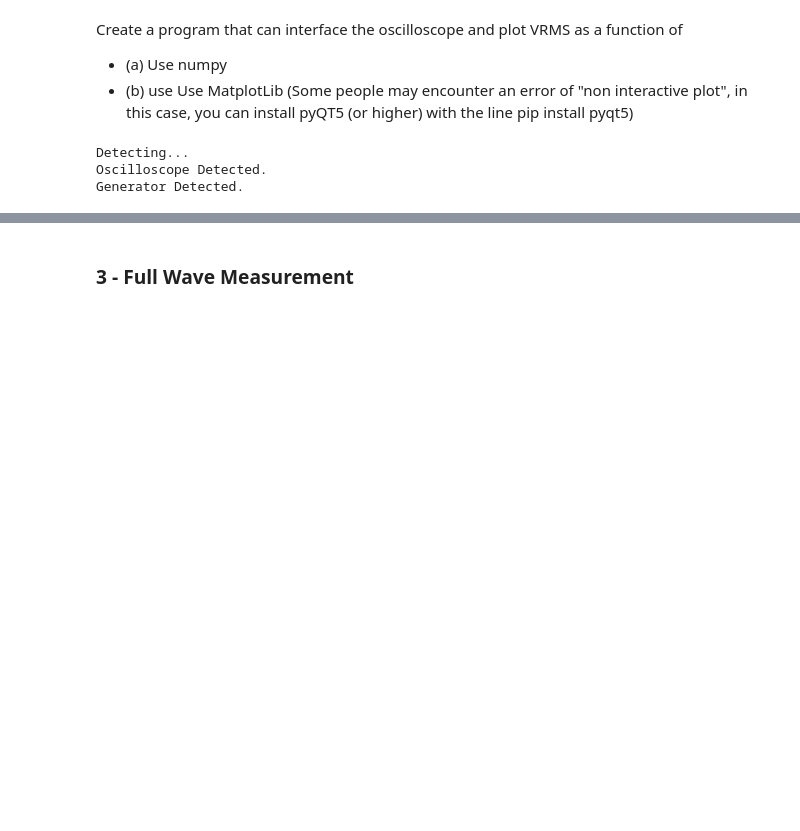
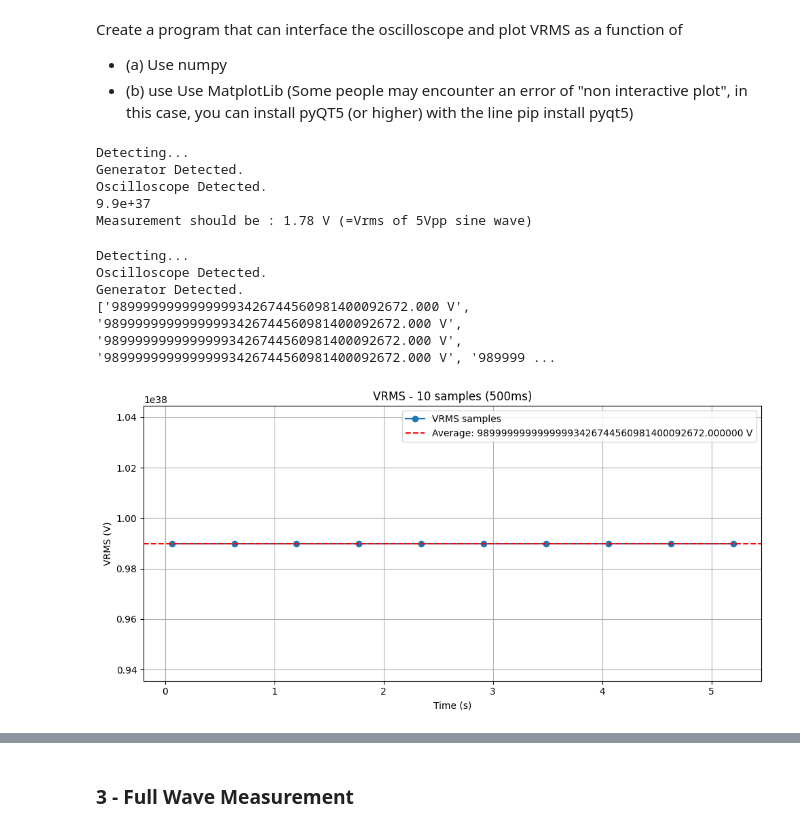
Before and after one commit to Muten-Roshi-Sama/data_acquisition_RIGOL_toolkit, a Jupyter notebook: lab/RIGOL_data_acquisition.ipynb, the cells around one changed output, grey strips where cells are left out. Cells and saved outputs as stored; diff of their text form; code cells hidden in the pictures; blank space fills up the shorter version.

```diff
--- a/lab/RIGOL_data_acquisition.ipynb
+++ b/lab/RIGOL_data_acquisition.ipynb
@@ -328,11 +329,14 @@ def test_vrms_measurement():
             # Waves : (sin, square, ramp, pulse, noise, dc)
         generator.generate_waveform(channel="CH1", waveform_type=wave["sin"], frequency=1000, amplitude=5)
 
-        # time.sleep(5)
+        time.sleep(2)
 
         # Measure VRMS
+        oscilloscope.write(':AUTO')
+        time.sleep(3)
         print(measure_vrms(oscilloscope, 'CH1'))    #! Should print 1.78 V (=Vrms of 5Vpp sine wave)
-        time.sleep(1)
+        print("Measurement should be : 1.78 V (=Vrms of 5Vpp sine wave)")
+        time.sleep(2)
 
         # Plot
         # plot_vrms()
@@ -343,7 +347,17 @@ def test_vrms_measurement():
 
 
 
-# test_vrms_measurement()   # ! Make sure Oscilloscope channels are Probe x1 and not x10...
+test_vrms_measurement()   # ! Make sure Oscilloscope channels are Probe x1 and not x10...
+
+# Close connection
+if generator    : generator.close()
+if oscilloscope : oscilloscope.close()
+# %% [output]
+Detecting...
+Generator Detected.
+Oscilloscope Detected.
+9.9e+37
+Measurement should be : 1.78 V (=Vrms of 5Vpp sine wave)
 # %%
 # 2. To measure an accurate value of the VRMS take several values of it (10 then 100), plot all
 #  the value and the average of its. Don’t forget to leave some time to the data to be stored
@@ -373,27 +387,34 @@ def collect_samples(ds, n_samples, wait_ms=500, channel='CHAN1'):
 # %%
 # Connect Oscilloscope and Function Generator
 generator, oscilloscope = detect_rigol_instruments()
 
 def test_vrms_measurement_multiple_samples():
     if oscilloscope and generator:
         # Generate DC with Ampl=5V on CH1
-        generator.generate_waveform(channel="CH1", waveform_type=wave["square"], frequency=1000, amplitude=5)  # Waves : (sin, square, ramp, pulse, noise, dc)
+        generator.generate_waveform(channel="CH1", waveform_type=wave["sine"], frequency=1000, amplitude=5, offset=10)  # Waves : (sin, square, ramp, pulse, noise, dc)
         time.sleep(1)
 
         # Collect samples and plot
         t10, v10 = collect_samples(oscilloscope, n_samples=10, wait_ms=500, channel='CHAN1')
         plot_vrms(t10, v10, title="VRMS - 10 samples (500ms)", show_average=True)
 
         # Close
         generator.close()
         oscilloscope.close()
 
 
-# test_vrms_measurement_multiple_samples()
+test_vrms_measurement_multiple_samples()
+
+
+# Close connection
+if generator    : generator.close()
+if oscilloscope : oscilloscope.close()
 # %% [output]
 Detecting...
 Oscilloscope Detected.
 Generator Detected.
+['98999999999999993426744560981400092672.000 V', '98999999999999993426744560981400092672.000 V', '98999999999999993426744560981400092672.000 V', '98999999999999993426744560981400092672.000 V', '989999 ...
+[figure, added]
 # %%
 # 3. Let’s start reducing the value of waiting. Compute the minimum waiting time and
 #  with it the sampling rate of VRMS on the oscilloscope.
```
Also changed, not shown: parts of 10 cells of this notebook.
